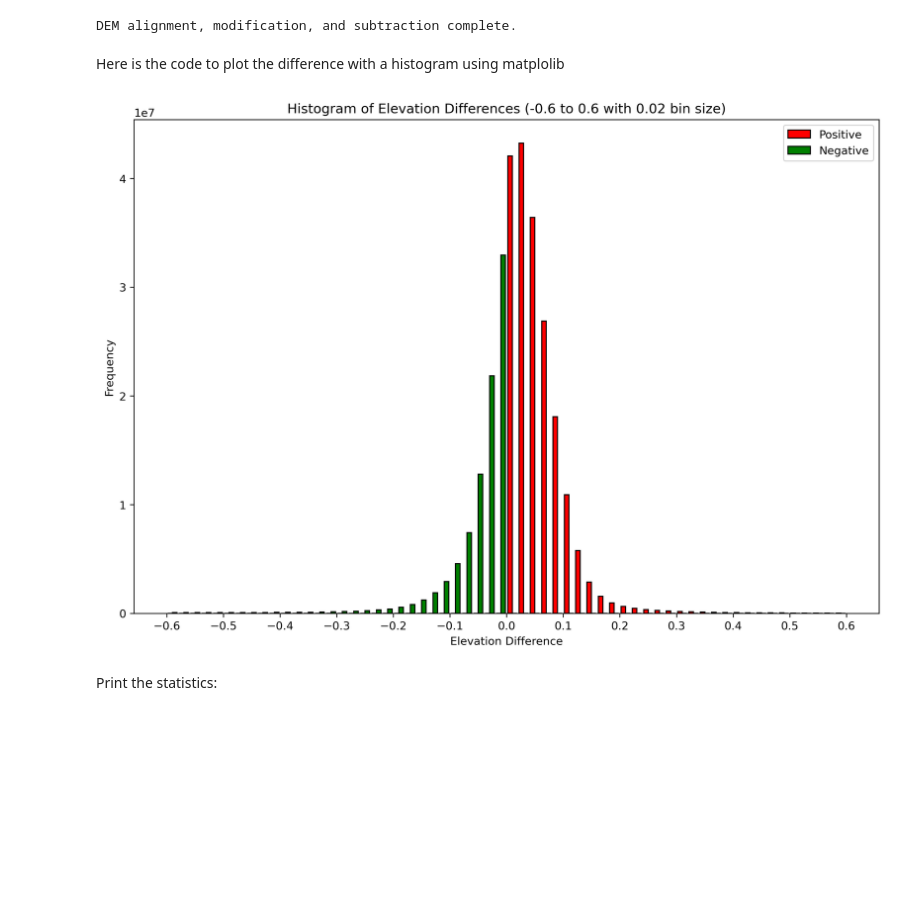
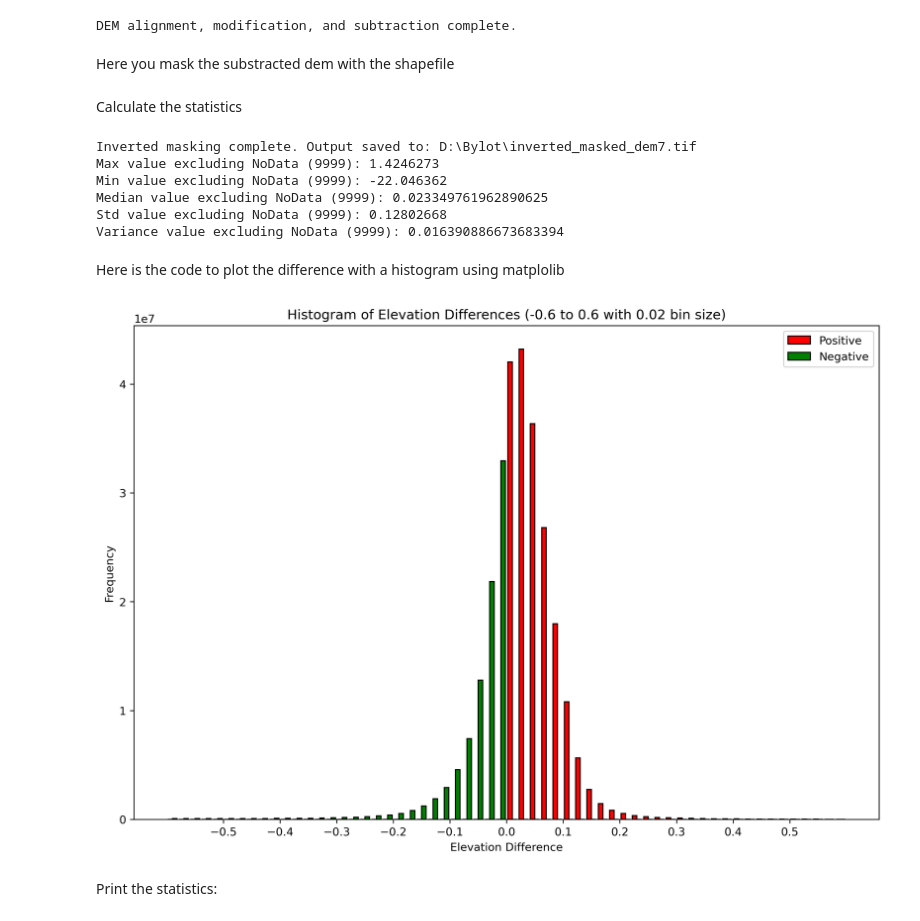
Before and after one commit to tofunori/Stage-Bylot, a Jupyter notebook: ravin_dem_difference.ipynb, the cells around one changed output. Cells and saved outputs as stored; diff of their text form; code cells hidden in the pictures; blank space fills up the shorter version.

```diff
--- a/ravin_dem_difference.ipynb
+++ b/ravin_dem_difference.ipynb
@@ -100,3 +100,5 @@ subtract_dems(base_dem_path, aligned_dem_path, subtracted_dem_path)
 print("DEM alignment, modification, and subtraction complete.")
 # %% [output]
 DEM alignment, modification, and subtraction complete.
+# %% [markdown]
+Here you mask the substracted dem with the shapefile
@@ -103,3 +148,27 @@ DEM alignment, modification, and subtraction complete.
+# %% [markdown]
+Calculate the statistics
+# %%
+#Calculate max and min values excluding NoData
+max_value = masked_data.max()
+min_value = masked_data.min()
+median_value = np.ma.median(masked_data)
+std_value = np.nanstd(masked_data)
+var_value = np.var(masked_data)
+
+
+print("Inverted masking complete. Output saved to:", subtracted_dem_path)
+print("Max value excluding NoData (9999):", max_value)
+print("Min value excluding NoData (9999):", min_value)
+print("Median value excluding NoData (9999):", median_value)
+print("Std value excluding NoData (9999):", std_value)
+print("Variance value excluding NoData (9999):", var_value)
+# %% [output]
+Inverted masking complete. Output saved to: D:\Bylot\inverted_masked_dem7.tif
+Max value excluding NoData (9999): 1.4246273
+Min value excluding NoData (9999): -22.046362
+Median value excluding NoData (9999): 0.023349761962890625
+Std value excluding NoData (9999): 0.12802668
+Variance value excluding NoData (9999): 0.016390886673683394
 # %% [markdown]
 Here is the code to plot the difference with a histogram using matplolib
 # %%
@@ -109,51 +178,37 @@ import matplotlib.pyplot as plt
 import numpy as np
 
 # Specify the path to the subtracted DEM file
-subtracted_dem_path = r"D:\Bylot\ravin_difference4.tif"
+subtracted_dem_path = r"D:\Bylot\inverted_masked_dem7.tif"
 
 # Open the DEM with Rasterio
 with rio.open(subtracted_dem_path) as src:
     elevation_difference = src.read(1)
     # Set masked or NoData values to np.nan
     nodata_value = src.nodata
     elevation_difference[elevation_difference == nodata_value] = np.nan
 
 # Flatten the array and remove NaN values for statistics
 flattened_elevation = elevation_difference.flatten()
 flattened_elevation = flattened_elevation[~np.isnan(flattened_elevation)]
-
-# Compute basic statistics
-mean_difference = np.mean(flattened_elevation)
-median_difference = np.median(flattened_elevation)
-std_deviation = np.std(flattened_elevation)
-min_difference = np.min(flattened_elevation)
-max_difference = np.max(flattened_elevation)
-
-# Round the statistics to two decimal places
-mean_difference = round(mean_difference, 2)
-median_difference = round(median_difference, 2)
-std_deviation = round(std_deviation, 2)
-min_difference = round(min_difference, 2)
-max_difference = round(max_difference, 2)
 
 # Define the bin range from -0.6 to 0.6 with a bin size of 0.02
 bin_range = np.arange(-0.6, 0.62, 0.02)
 
 # Separate positive and negative elevation differences
 positive_elevation = flattened_elevation[flattened_elevation > 0]
 negative_elevation = flattened_elevation[flattened_elevation < 0]
 
 # Create histograms for positive and negative values
 plt.figure(figsize=(12, 8), dpi=300)
 plt.hist([positive_elevation, negative_elevation], bins=bin_range, color=['red', 'green'], edgecolor='black', label=['Positive', 'Negative'])
 plt.title('Histogram of Elevation Differences (-0.6 to 0.6 with 0.02 bin size)')
 plt.xlabel('Elevation Difference')
 plt.ylabel('Frequency')
-plt.xticks(np.arange(-0.6, 0.62, 0.1))
+plt.xticks(np.arange(-0.5, 0.52, 0.1))
 plt.legend()
 plt.show()
 # %% [output]
-[figure, old version]
+[figure, new version]
 # %% [markdown]
 Print the statistics:
 # %%
```
Also changed, not shown: parts of 2 cells of this notebook.
